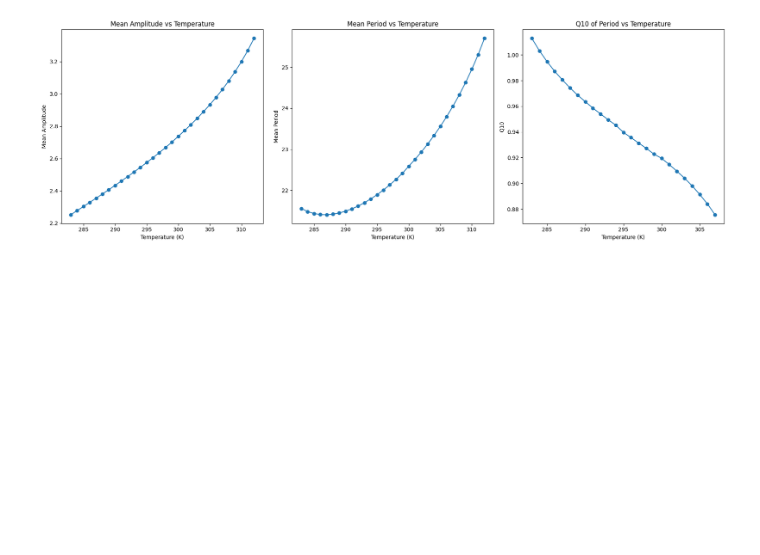
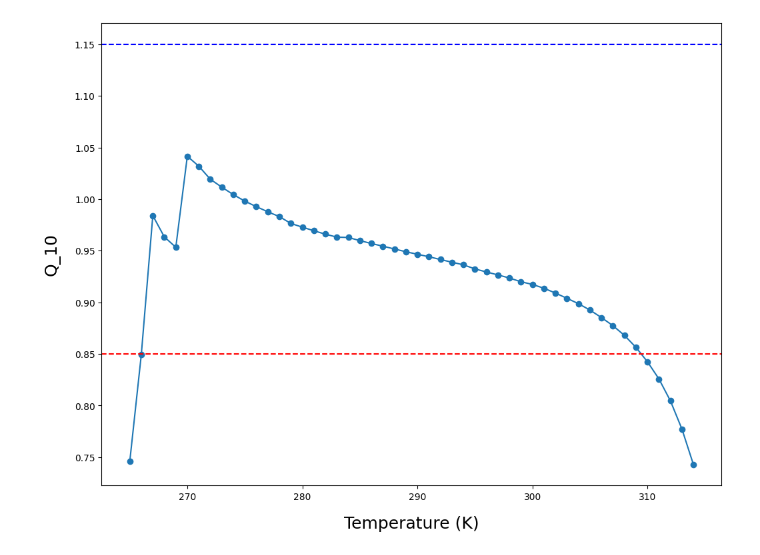
Before and after one commit to YM-25/final_year_project_Temp, a Jupyter notebook: codes/temp_insensitive_KaiABC.ipynb, the cells around one changed output. Saved outputs shown, nothing was run; the diff lists cells and outputs as text; code cells hidden in the pictures; blank space fills up the shorter version.

```diff
--- a/codes/temp_insensitive_KaiABC.ipynb
+++ b/codes/temp_insensitive_KaiABC.ipynb
@@ -18,9 +18,9 @@ def kaiABC_Rust(c, t, Temp):
     kUTA = 383.83 * np.exp(-(16.56527851e3) / (8.3144598 * Temp))
 
     kDT0 = 0.0
-    kDTA = 383.83 * np.exp(-(19.08885839e3) / (8.3144598 * x))
+    kDTA = 383.83 * np.exp(-(19.08885839e3) / (8.3144598 * Temp))
 
-    kTU0 = 383.83 * np.exp(-(18.60866545e3) / (8.3144598 * x))
+    kTU0 = 383.83 * np.exp(-(18.60866545e3) / (8.3144598 * Temp))
     kTUA = 383.83 * np.exp(-(21.0046209e3) / (8.3144598 * Temp))
 
     kTD0 = 0.0
@@ -84,50 +84,38 @@ def analyze_oscillator_behavior(Temp):
 
     return mean_amplitude, mean_period
 
 # Evaluate over a range of temperatures
-temperatures = np.arange(283, 313, 1)
+temperatures = np.arange(265, 320, 1)
 mean_amplitudes = []
 mean_periods = []
 
 for Temp in temperatures:
     mean_amplitude, mean_period = analyze_oscillator_behavior(Temp)
     mean_amplitudes.append(mean_amplitude)
     mean_periods.append(mean_period)
 
 # Calculate Q10 for period
 Q10_values = []
 
 for i in range(len(temperatures) - 5):
     T1 = temperatures[i]
     T2 = temperatures[i + 5]
     rate1 = 1 / mean_periods[i]
     rate2 = 1 / mean_periods[i + 5]
 
     Q10 = (rate2 / rate1) ** (10 / (T2 - T1))
     Q10_values.append(Q10)
 
 # Plot mean amplitude and mean period against temperature
-plt.figure(figsize=(18, 6))
+plt.figure(figsize=(12, 9))
 
-plt.subplot(1, 3, 1)
-plt.plot(temperatures, mean_amplitudes, marker='o')
-plt.xlabel('Temperature (K)')
-plt.ylabel('Mean Amplitude')
-plt.title('Mean Amplitude vs Temperature')
+plt.plot(temperatures[:-5], Q10_values, marker='o')
 
-plt.subplot(1, 3, 2)
-plt.plot(temperatures, mean_periods, marker='o')
-plt.xlabel('Temperature (K)')
-plt.ylabel('Mean Period')
-plt.title('Mean Period vs Temperature')
+plt.xlabel('Temperature (K)', fontsize=18, labelpad=15)
+plt.ylabel('Q_10', fontsize=18, labelpad=15)
 
-plt.subplot(1, 3, 3)
-plt.plot(temperatures[:-5], Q10_values, marker='o')
-plt.xlabel('Temperature (K)')
-plt.ylabel('Q10')
-plt.title('Q10 of Period vs Temperature')
-
-plt.tight_layout()
+plt.axhline(y=0.85, color='r', linestyle='--', label='Q10 = 0.85')
+plt.axhline(y=1.15, color='b', linestyle='--', label='Q10 = 1.15')
 plt.show()
 # %% [output]
-[figure, old version]
+[figure, new version]
```
Also changed, not shown: parts of 2 cells of this notebook, 3 other files.
